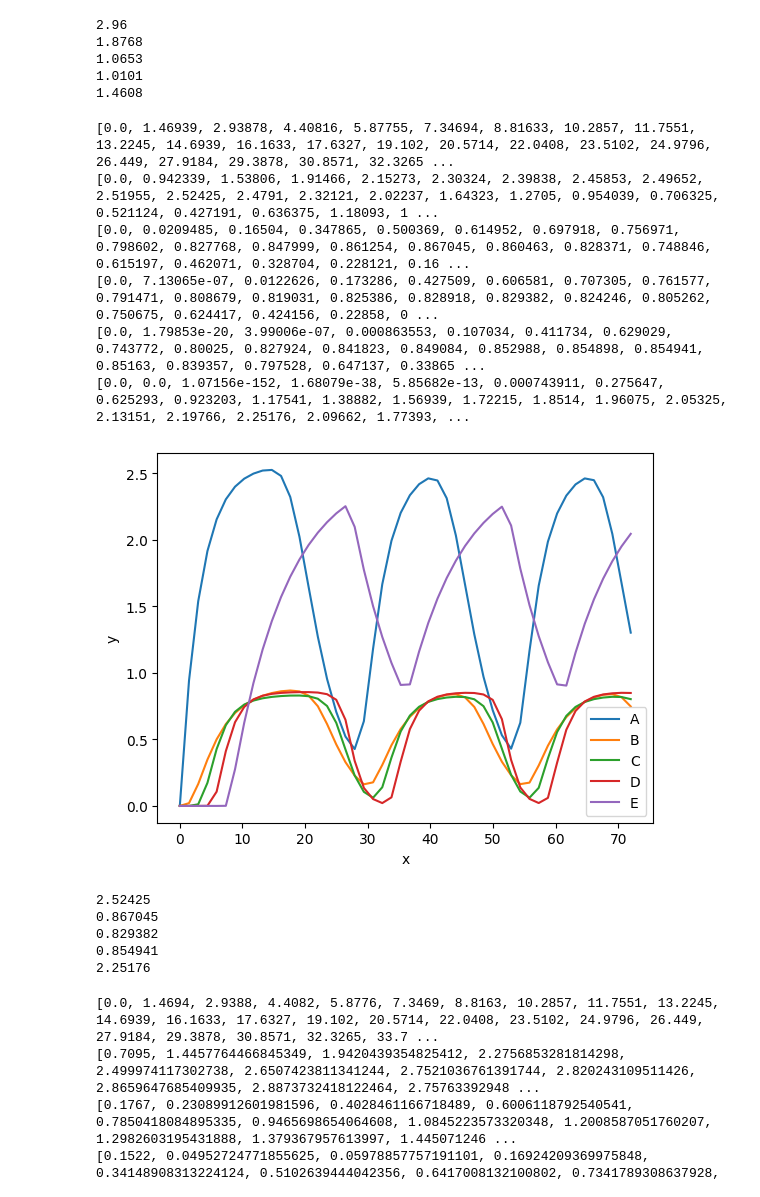
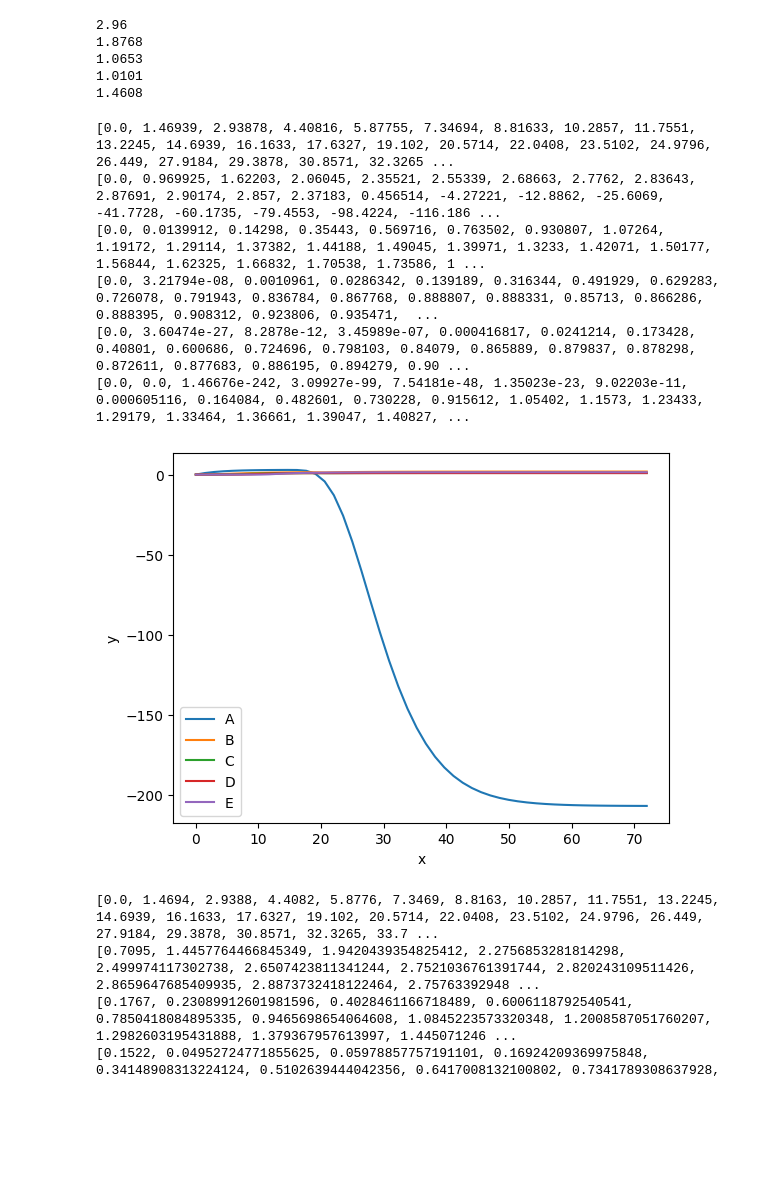
Before and after one commit to Patrick448/estudos-iniciacao-cientifica, a Jupyter notebook: grn_plot.ipynb, the cells around one changed output. Saved outputs shown, nothing was run; the diff lists cells and outputs as text; code cells hidden in the pictures; blank space fills up the shorter version.

```diff
--- a/grn_plot.ipynb
+++ b/grn_plot.ipynb
@@ -65,52 +65,41 @@ B = []
 C = []
 D = []
 E = []
-with open(f'rk4_result.txt', 'r', newline='') as csvfile:
+with open(f'rk4_result2.txt', 'r', newline='') as csvfile:
     reader = csv.reader(csvfile, delimiter=' ', quotechar='\'')
     for row in reader:
         x.append(float(row[0]))
         A.append(float(row[1]))
         B.append(float(row[2]))
         C.append(float(row[3]))
         D.append(float(row[4]))
         E.append(float(row[5]))
 
 print(x)
 print(A)
 print(B)
 print(C)
 print(D)
 print(E)
 
 fig, ax = plt.subplots(1, 1)
 ax.plot(x, A, label='A')
 ax.plot(x, B, label='B')
 ax.plot(x, C, label='C')
 ax.plot(x, D, label='D')
 ax.plot(x, E, label='E')
 ax.legend()
 ax.set_xlabel('x')
 ax.set_ylabel('y')
 plt.show()
-
-print(max(A))
-print(max(B))
-print(max(C))
-print(max(D))
-print(max(E))
 # %% [output]
 [0.0, 1.46939, 2.93878, 4.40816, 5.87755, 7.34694, 8.81633, 10.2857, 11.7551, 13.2245, 14.6939, 16.1633, 17.6327, 19.102, 20.5714, 22.0408, 23.5102, 24.9796, 26.449, 27.9184, 29.3878, 30.8571, 32.3265 ...
-[0.0, 0.942339, 1.53806, 1.91466, 2.15273, 2.30324, 2.39838, 2.45853, 2.49652, 2.51955, 2.52425, 2.4791, 2.32121, 2.02237, 1.64323, 1.2705, 0.954039, 0.706325, 0.521124, 0.427191, 0.636375, 1.18093, 1 ...
-[0.0, 0.0209485, 0.16504, 0.347865, 0.500369, 0.614952, 0.697918, 0.756971, 0.798602, 0.827768, 0.847999, 0.861254, 0.867045, 0.860463, 0.828371, 0.748846, 0.615197, 0.462071, 0.328704, 0.228121, 0.16 ...
-[0.0, 7.13065e-07, 0.0122626, 0.173286, 0.427509, 0.606581, 0.707305, 0.761577, 0.791471, 0.808679, 0.819031, 0.825386, 0.828918, 0.829382, 0.824246, 0.805262, 0.750675, 0.624417, 0.424156, 0.22858, 0 ...
-[0.0, 1.79853e-20, 3.99006e-07, 0.000863553, 0.107034, 0.411734, 0.629029, 0.743772, 0.80025, 0.827924, 0.841823, 0.849084, 0.852988, 0.854898, 0.854941, 0.85163, 0.839357, 0.797528, 0.647137, 0.33865 ...
-[0.0, 0.0, 1.07156e-152, 1.68079e-38, 5.85682e-13, 0.000743911, 0.275647, 0.625293, 0.923203, 1.17541, 1.38882, 1.56939, 1.72215, 1.8514, 1.96075, 2.05325, 2.13151, 2.19766, 2.25176, 2.09662, 1.77393, ...
+[0.0, 0.969925, 1.62203, 2.06045, 2.35521, 2.55339, 2.68663, 2.7762, 2.83643, 2.87691, 2.90174, 2.857, 2.37183, 0.456514, -4.27221, -12.8862, -25.6069, -41.7728, -60.1735, -79.4553, -98.4224, -116.186 ...
+[0.0, 0.0139912, 0.14298, 0.35443, 0.569716, 0.763502, 0.930807, 1.07264, 1.19172, 1.29114, 1.37382, 1.44188, 1.49045, 1.39971, 1.3233, 1.42071, 1.50177, 1.56844, 1.62325, 1.66832, 1.70538, 1.73586, 1 ...
+[0.0, 3.21794e-08, 0.0010961, 0.0286342, 0.139189, 0.316344, 0.491929, 0.629283, 0.726078, 0.791943, 0.836784, 0.867768, 0.888807, 0.888331, 0.85713, 0.866286, 0.888395, 0.908312, 0.923806, 0.935471,  ...
+[0.0, 3.60474e-27, 8.2878e-12, 3.45989e-07, 0.000416817, 0.0241214, 0.173428, 0.40801, 0.600686, 0.724696, 0.798103, 0.84079, 0.865889, 0.879837, 0.878298, 0.872611, 0.877683, 0.886195, 0.894279, 0.90 ...
+[0.0, 0.0, 1.46676e-242, 3.09927e-99, 7.54181e-48, 1.35023e-23, 9.02203e-11, 0.000605116, 0.164084, 0.482601, 0.730228, 0.915612, 1.05402, 1.1573, 1.23433, 1.29179, 1.33464, 1.36661, 1.39047, 1.40827, ...
-[figure, old version]
+[figure, new version]
-2.52425
-0.867045
-0.829382
-0.854941
-2.25176
 # %%
 A,B,C,D,E = get_result_static()
 x = []
```
Also changed, not shown: parts of 2 cells of this notebook, 6 other files.
